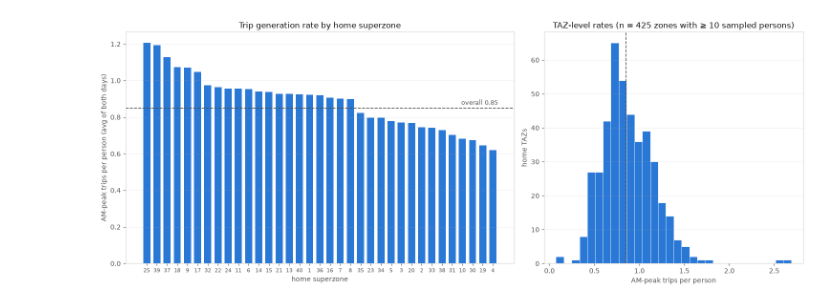
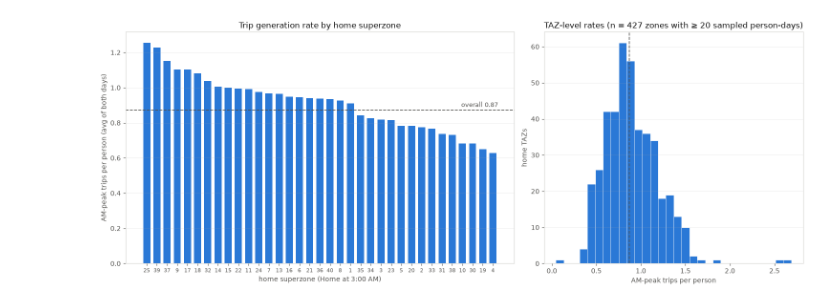
Before and after one commit to oh-da/Nofit_LRT_Extension, a Jupyter notebook: THS_2018_MTX_trip_generation.ipynb, the cells around one changed output. Drawn from its saved outputs; the diff is of its cells as text; code cells hidden in the pictures.

```diff
--- a/THS_2018_MTX_trip_generation.ipynb
+++ b/THS_2018_MTX_trip_generation.ipynb
@@ -40,18 +58,22 @@ def am_peak_trips(df_day):
     mask = (d['leaving_time'].dt.hour >= 6) & (d['leaving_time'].dt.hour < 9)
     return d[mask].dropna(subset=['origin', 'destination'])
 
-# trips per household per day (all AM-peak trips, wherever they occur)
-trip_counts = {}
+# AM-peak trips per person-day, joined to that day's home zone
+trips_pd = []
 for day in (10, 20):
     t = am_peak_trips(df[df['ACT_DAY'] == day].copy())
-    trip_counts[day] = t.groupby('HHID').size().rename(f'trips_{day}')
+    trips_pd.append(t.groupby('INDIVID').size().rename('n_trips').reset_index().assign(ACT_DAY=day))
+trips_pd = pd.concat(trips_pd)
 
-hh = hh.join(trip_counts[10]).join(trip_counts[20]).fillna({'trips_10': 0, 'trips_20': 0})
-hh['w_trips_10'] = hh['wf_new'] * hh['trips_10']
-hh['w_trips_20'] = hh['wf_new'] * hh['trips_20']
+home = home.merge(trips_pd, on=['INDIVID', 'ACT_DAY'], how='left').fillna({'n_trips': 0})
+home['w_trips'] = home['wf_new'] * home['n_trips']
 
-overall_10 = hh['w_trips_10'].sum() / hh['w_persons'].sum()
-overall_20 = hh['w_trips_20'].sum() / hh['w_persons'].sum()
-print(f"overall AM-peak trips per person:  day 10 = {overall_10:.3f},  day 20 = {overall_20:.3f},  "
-      f"avg = {(overall_10 + overall_20) / 2:.3f}")
+for day in (10, 20):
+    h = home[home['ACT_DAY'] == day]
+    print(f"day {day}: expanded persons {h['wf_new'].sum():,.0f}, expanded AM trips {h['w_trips'].sum():,.0f}, "
+          f"rate = {h['w_trips'].sum() / h['wf_new'].sum():.3f}")
+day_rates = {day: home.loc[home['ACT_DAY'] == day, 'w_trips'].sum() / home.loc[home['ACT_DAY'] == day, 'wf_new'].sum()
+             for day in (10, 20)}
+overall_avg = np.mean(list(day_rates.values()))
+print(f"overall AM-peak trips per person, avg of both days: {overall_avg:.3f}")
 # %% [output]
@@ -102,40 +128,37 @@ saved: Output/trip_generation_taz.csv, Output/trip_generation_sz.csv
 # %%
 fig, axes = plt.subplots(1, 2, figsize=(15, 5.8), facecolor='white', gridspec_kw={'width_ratios': [1.5, 1]})
 
-# superzone rates, sorted
 s = sz_rates.sort_values('rate_avg', ascending=False)
-overall = (overall_10 + overall_20) / 2
 ax = axes[0]
 ax.bar(range(len(s)), s['rate_avg'], color=BLUE, width=0.7)
-ax.axhline(overall, color=INK2, linestyle='--', linewidth=1.2)
-ax.annotate(f'overall {overall:.2f}', xy=(len(s) - 0.5, overall), xytext=(0, 5),
+ax.axhline(overall_avg, color=INK2, linestyle='--', linewidth=1.2)
+ax.annotate(f'overall {overall_avg:.2f}', xy=(len(s) - 0.5, overall_avg), xytext=(0, 5),
             textcoords='offset points', color=INK2, fontsize=9, ha='right')
 ax.set_xticks(range(len(s)))
 ax.set_xticklabels([f'{int(z)}' for z in s.index], fontsize=8)
-ax.set_xlabel('home superzone', color=INK2)
+ax.set_xlabel('home superzone (Home at 3:00 AM)', color=INK2)
 ax.set_ylabel('AM-peak trips per person (avg of both days)', color=INK2)
 ax.set_title('Trip generation rate by home superzone', color=INK, fontsize=12)
 ax.grid(True, axis='y', alpha=0.25, linewidth=0.6)
 for sp in ax.spines.values(): sp.set_color('#d5d4d0')
 ax.tick_params(colors=INK2)
 
-# TAZ rate distribution (reliable zones only)
 ax = axes[1]
-reliable = taz_rates[taz_rates['sampled_persons'] >= 10]
+reliable = taz_rates[(taz_rates['sampled_persons_10'].fillna(0) + taz_rates['sampled_persons_20'].fillna(0)) >= 20]
 ax.hist(reliable['rate_avg'], bins=30, color=BLUE, edgecolor='white', linewidth=0.5)
-ax.axvline(overall, color=INK2, linestyle='--', linewidth=1.2)
+ax.axvline(overall_avg, color=INK2, linestyle='--', linewidth=1.2)
 ax.set_xlabel('AM-peak trips per person', color=INK2)
 ax.set_ylabel('home TAZs', color=INK2)
-ax.set_title(f'TAZ-level rates (n = {len(reliable)} zones with ≥ 10 sampled persons)', color=INK, fontsize=12)
+ax.set_title(f'TAZ-level rates (n = {len(reliable)} zones with ≥ 20 sampled person-days)', color=INK, fontsize=12)
 ax.grid(True, axis='y', alpha=0.25, linewidth=0.6)
 for sp in ax.spines.values(): sp.set_color('#d5d4d0')
 ax.tick_params(colors=INK2)
 
 plt.tight_layout()
 plt.savefig('Output/figures/trip_generation_rates.png', dpi=150, bbox_inches='tight')
 plt.show()
 # %% [output]
-[figure, old version]
+[figure, new version]
 # %%
 print("superzone rates — highest and lowest (avg of both days):")
 s = sz_rates.sort_values('rate_avg', ascending=False)
```
Also changed, not shown: parts of 8 cells of this notebook, 5 other files.
